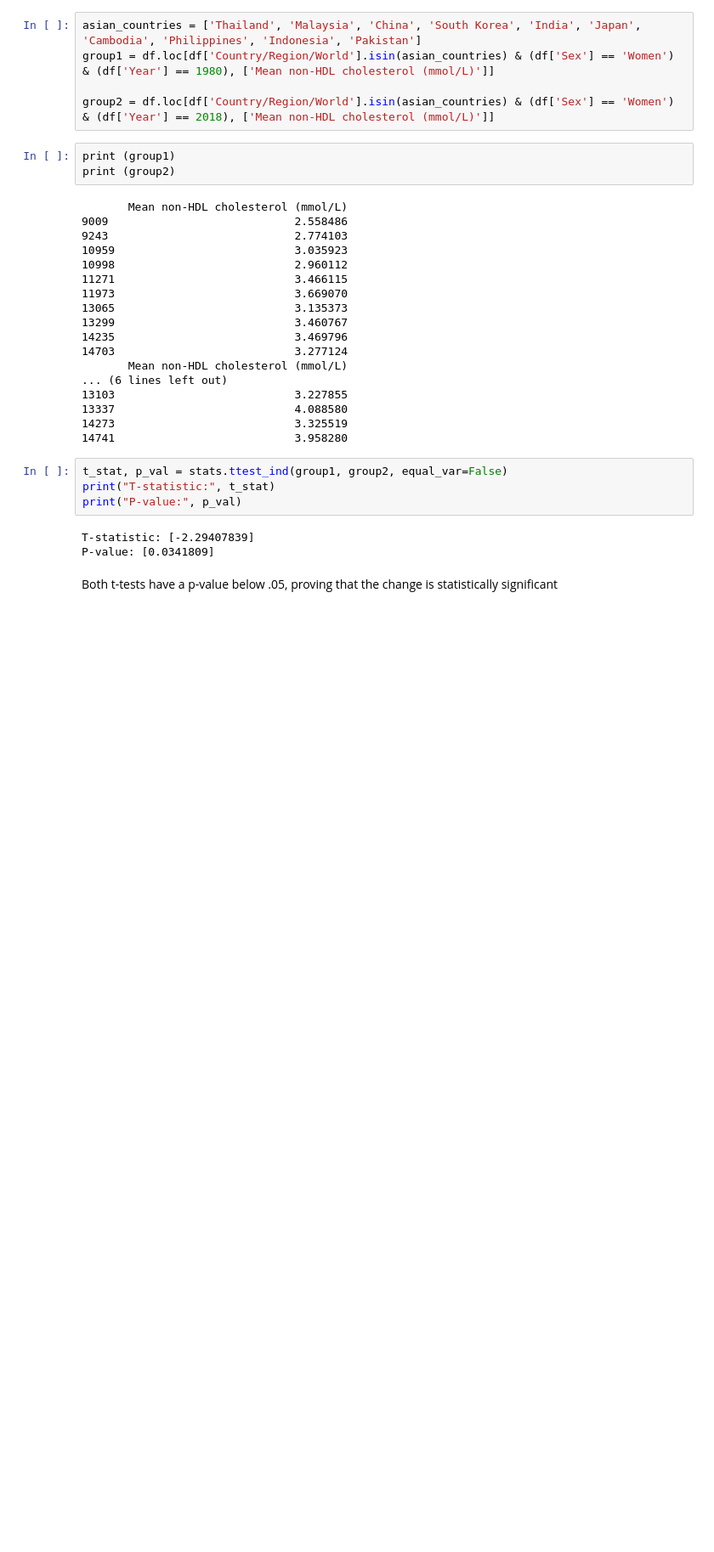
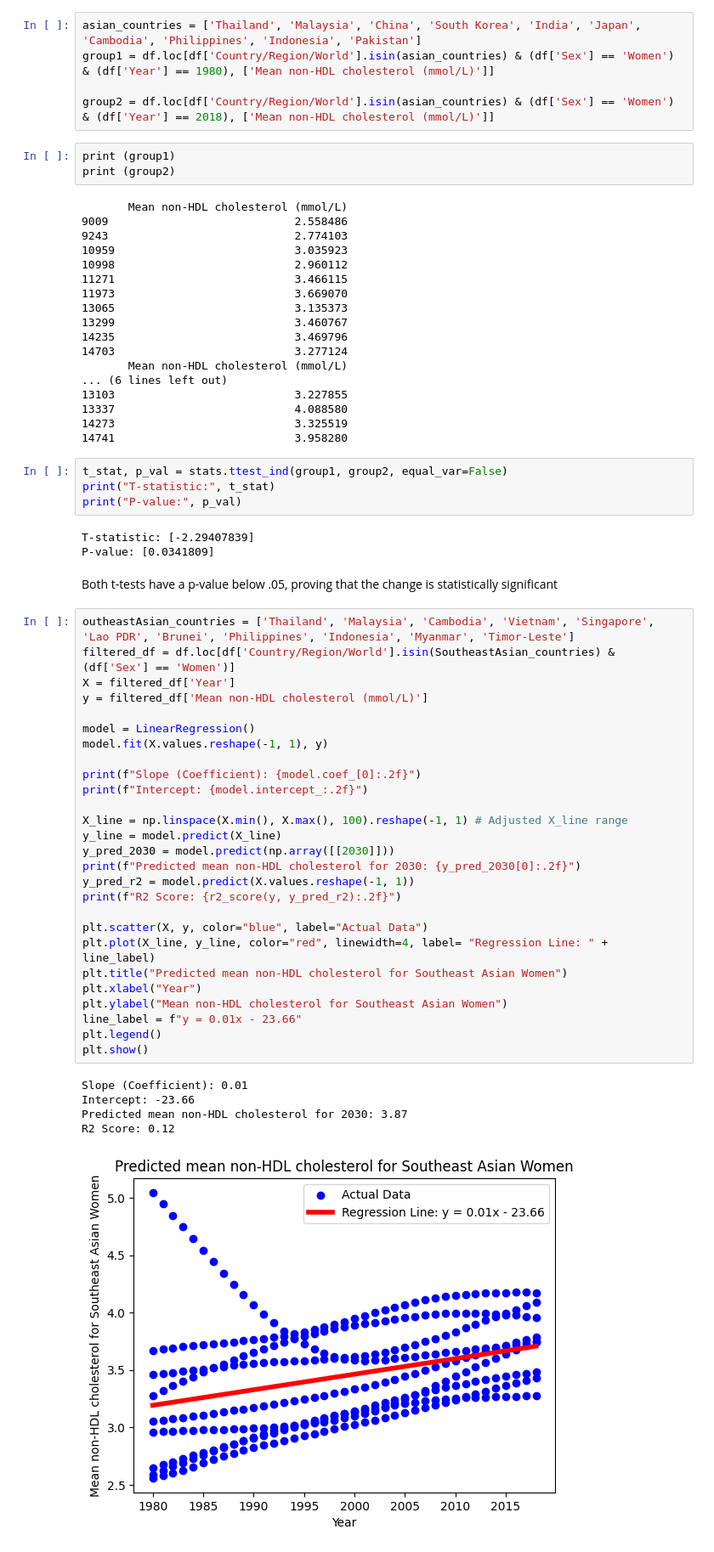
Before and after one commit to jocelynbrownie27-max/Cholesterol-Project, a Jupyter notebook: DSRP_2026_Jocelyn_Browne_(CHOLESTEROL).ipynb, the cells around one changed output. Shown at 85% size. Saved outputs shown, nothing was run; the diff lists cells and outputs as text; blank space fills up the shorter version.

```diff
--- a/DSRP_2026_Jocelyn_Browne_(CHOLESTEROL).ipynb
+++ b/DSRP_2026_Jocelyn_Browne_(CHOLESTEROL).ipynb
@@ -670,3 +671,36 @@ T-statistic: [-2.29407839]
 P-value: [0.0341809]
 # %% [markdown]
 Both t-tests have a p-value below .05, proving that the change is statistically significant
+# %%
+outheastAsian_countries = ['Thailand', 'Malaysia', 'Cambodia', 'Vietnam', 'Singapore', 'Lao PDR', 'Brunei', 'Philippines', 'Indonesia', 'Myanmar', 'Timor-Leste']
+filtered_df = df.loc[df['Country/Region/World'].isin(SoutheastAsian_countries) & (df['Sex'] == 'Women')]
+X = filtered_df['Year']
+y = filtered_df['Mean non-HDL cholesterol (mmol/L)']
+
+model = LinearRegression()
+model.fit(X.values.reshape(-1, 1), y)
+
+print(f"Slope (Coefficient): {model.coef_[0]:.2f}")
+print(f"Intercept: {model.intercept_:.2f}")
+
+X_line = np.linspace(X.min(), X.max(), 100).reshape(-1, 1) # Adjusted X_line range
+y_line = model.predict(X_line)
+y_pred_2030 = model.predict(np.array([[2030]]))
+print(f"Predicted mean non-HDL cholesterol for 2030: {y_pred_2030[0]:.2f}")
+y_pred_r2 = model.predict(X.values.reshape(-1, 1))
+print(f"R2 Score: {r2_score(y, y_pred_r2):.2f}")
+
+plt.scatter(X, y, color="blue", label="Actual Data")
+plt.plot(X_line, y_line, color="red", linewidth=4, label= "Regression Line: " + line_label)
+plt.title("Predicted mean non-HDL cholesterol for Southeast Asian Women")
+plt.xlabel("Year")
+plt.ylabel("Mean non-HDL cholesterol for Southeast Asian Women")
+line_label = f"y = 0.01x - 23.66"
+plt.legend()
+plt.show()
+# %% [output]
+Slope (Coefficient): 0.01
+Intercept: -23.66
+Predicted mean non-HDL cholesterol for 2030: 3.87
+R2 Score: 0.12
+[figure, added]
```
Also changed, not shown: parts of 2 cells of this notebook.
